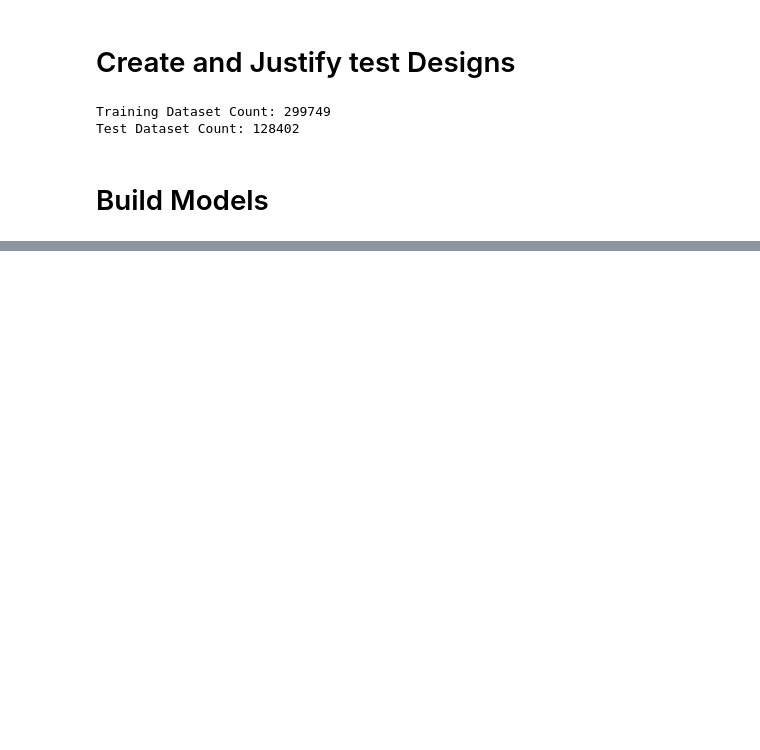
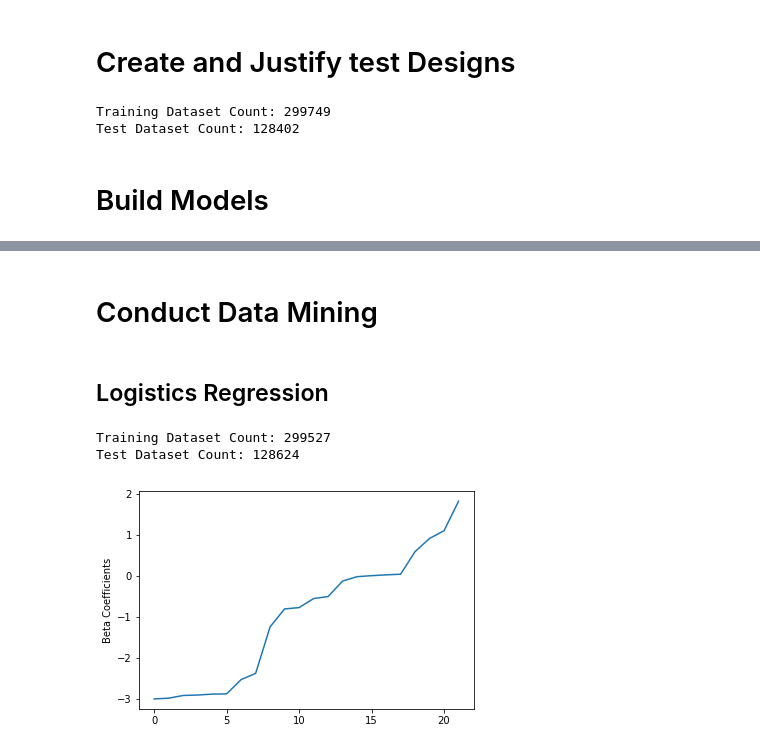
Before and after one commit to lkot611/LucasAng, a Jupyter notebook: Iteration 4.ipynb, the cells around one changed output, grey strips where cells are left out. Saved outputs shown, nothing was run; the diff lists cells and outputs as text; code cells hidden in the pictures; blank space fills up the shorter version.

Commit message:
iteration 4 with models executing

```diff
--- a/Iteration 4.ipynb
+++ b/Iteration 4.ipynb
@@ -336,0 +437,54 @@ predictions.filter(predictions['IsDrug'] == 0) \
+# %%
+from pyspark.ml import Pipeline
+
+# Then go through our steps. It's essentially sequential to the above.
+pipeline = Pipeline(stages=[addresstype_indexer, disposition_indexer, isdrug_indexer, addresstype_encoder,disposition_encoder, assembler])
+
+# Now that we've got a number of steps, let's apply it to the DataFrame.
+pipeline_model = pipeline.fit(final)
+
+# Incorporate results into a new DataFrame.
+pipe_df = pipeline_model.transform(final)
+
+# Remove all variables other than features.
+pipe_df = pipe_df.select('label','features')
+# %% [markdown]
+# Conduct Data Mining
+# %% [markdown]
+## Logistics Regression
+# %%
+from pyspark.ml.classification import LogisticRegression
+
+# Split our data. Note that the new DataFrame is being used.
+train_data, test_data = pipe_df.randomSplit([0.7,0.3])
+print("Training Dataset Count: " + str(train_data.count()))
+print("Test Dataset Count: " + str(test_data.count()))
+
+# Instantiate the model.
+lr_model = LogisticRegression(featuresCol='features',labelCol='label', maxIter=10)
+
+# Fit the model.
+lr_model = lr_model.fit(train_data)
+
+# And evaluate the model using the test data.
+results = lr_model.transform(test_data)
+# %% [output]
+Training Dataset Count: 299527
+Test Dataset Count: 128624
+# %%
+import matplotlib.pyplot as plt
+import numpy as np
+
+# Visualising the coefficients. Sort from lowest to highest.
+beta = np.sort(lr_model.coefficients)
+
+# Plot the data.
+plt.plot(beta)
+
+# Add a label to the data.
+plt.ylabel('Beta Coefficients')
+
+# Show the graph.
+plt.show()
+# %% [output]
+[figure, added]
```
Also changed, not shown: parts of 26 cells of this notebook, 5 other files.
